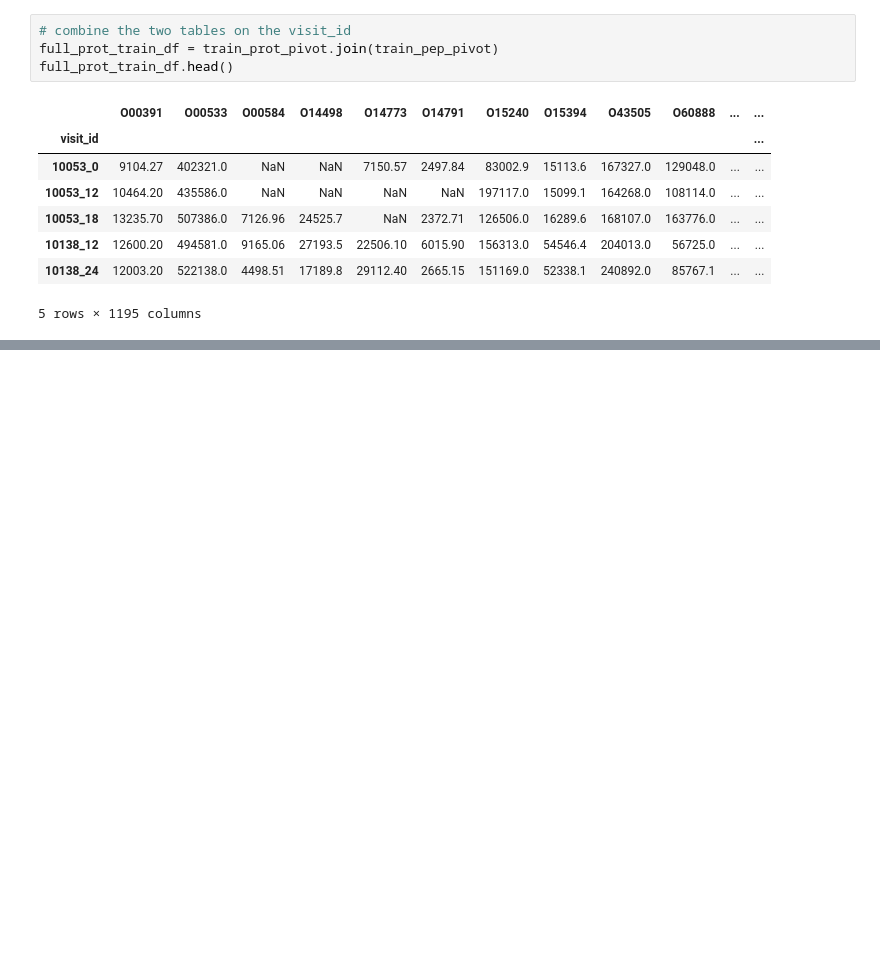
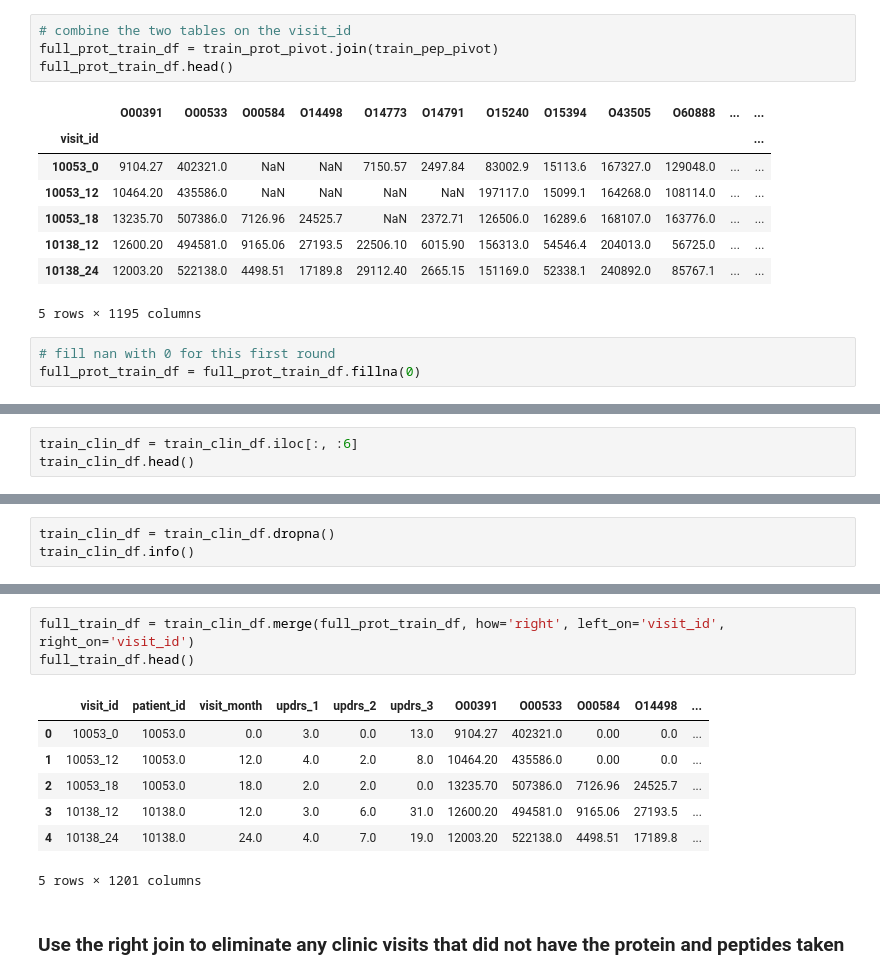
Before and after one commit to dagartga/Boosted-Models-for-Parkinsons-Prediction, a Jupyter notebook: parkinsons_1/notebooks/EDA.ipynb, the cells around one changed output, grey strips where cells are left out. Drawn from its saved outputs; the diff is of its cells as text; blank space fills up the shorter version.

```diff
--- a/parkinsons_1/notebooks/EDA.ipynb
+++ b/parkinsons_1/notebooks/EDA.ipynb
@@ -124,3 +124,6 @@ full_prot_train_df.head()
 | 10138_12 | 12600.20 | 494581.0 | 9165.06 | 27193.5 | 22506.10 | 6015.90 | 156313.0 | 54546.4 | 204013.0 | 56725.0 | ... | ... |
 | 10138_24 | 12003.20 | 522138.0 | 4498.51 | 17189.8 | 29112.40 | 2665.15 | 151169.0 | 52338.1 | 240892.0 | 85767.1 | ... | ... |
 5 rows × 1195 columns
+# %%
+# fill nan with 0 for this first round
+full_prot_train_df = full_prot_train_df.fillna(0)
@@ -126,0 +166,3 @@ full_prot_train_df.head()
+# %%
+train_clin_df = train_clin_df.iloc[:, :6]
+train_clin_df.head()
@@ -126,0 +176,3 @@ full_prot_train_df.head()
+# %%
+train_clin_df = train_clin_df.dropna()
+train_clin_df.info()
@@ -126,0 +193,13 @@ full_prot_train_df.head()
+# %%
+full_train_df = train_clin_df.merge(full_prot_train_df, how='right', left_on='visit_id', right_on='visit_id')
+full_train_df.head()
+# %% [output]
+|  | visit_id | patient_id | visit_month | updrs_1 | updrs_2 | updrs_3 | O00391 | O00533 | O00584 | O14498 | ... |
+| 0 | 10053_0 | 10053.0 | 0.0 | 3.0 | 0.0 | 13.0 | 9104.27 | 402321.0 | 0.00 | 0.0 | ... |
+| 1 | 10053_12 | 10053.0 | 12.0 | 4.0 | 2.0 | 8.0 | 10464.20 | 435586.0 | 0.00 | 0.0 | ... |
+| 2 | 10053_18 | 10053.0 | 18.0 | 2.0 | 2.0 | 0.0 | 13235.70 | 507386.0 | 7126.96 | 24525.7 | ... |
+| 3 | 10138_12 | 10138.0 | 12.0 | 3.0 | 6.0 | 31.0 | 12600.20 | 494581.0 | 9165.06 | 27193.5 | ... |
+| 4 | 10138_24 | 10138.0 | 24.0 | 4.0 | 7.0 | 19.0 | 12003.20 | 522138.0 | 4498.51 | 17189.8 | ... |
+5 rows × 1201 columns
+# %% [markdown]
+### Use the right join to eliminate any clinic visits that did not have the protein and peptides taken
```
Also changed, not shown: parts of 5 cells of this notebook.
